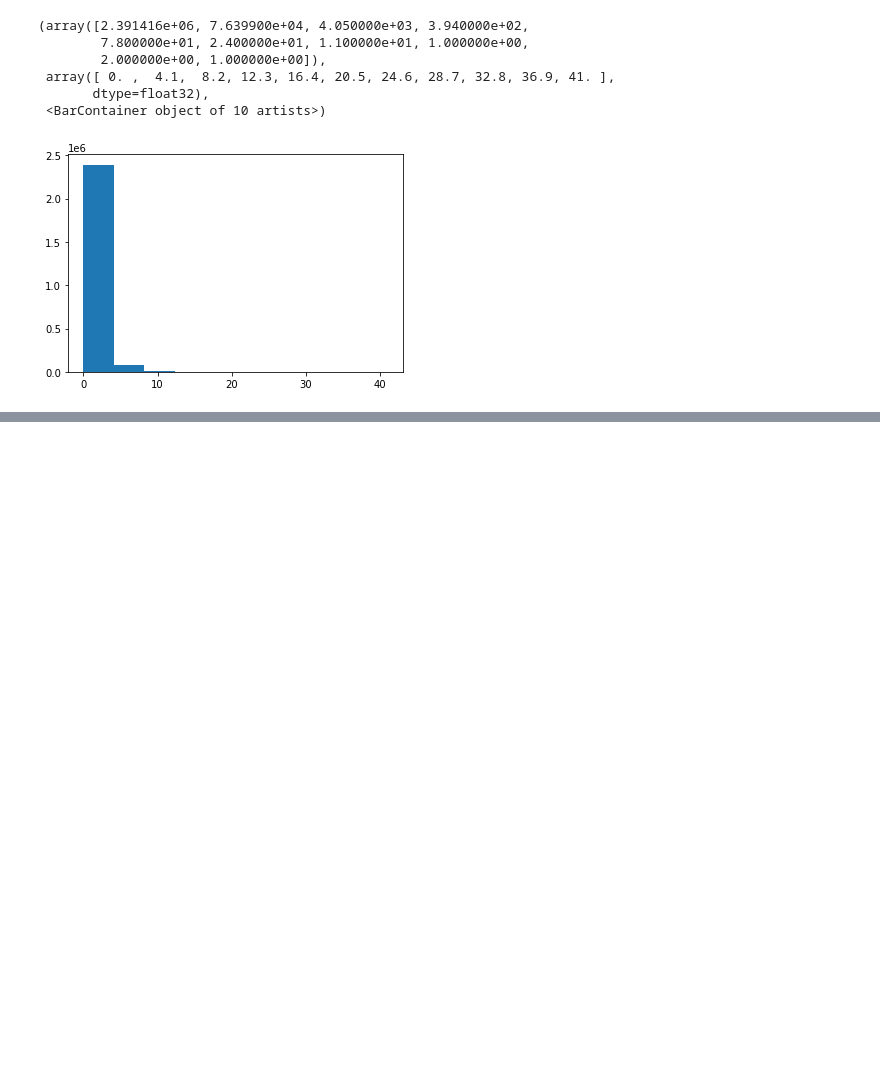
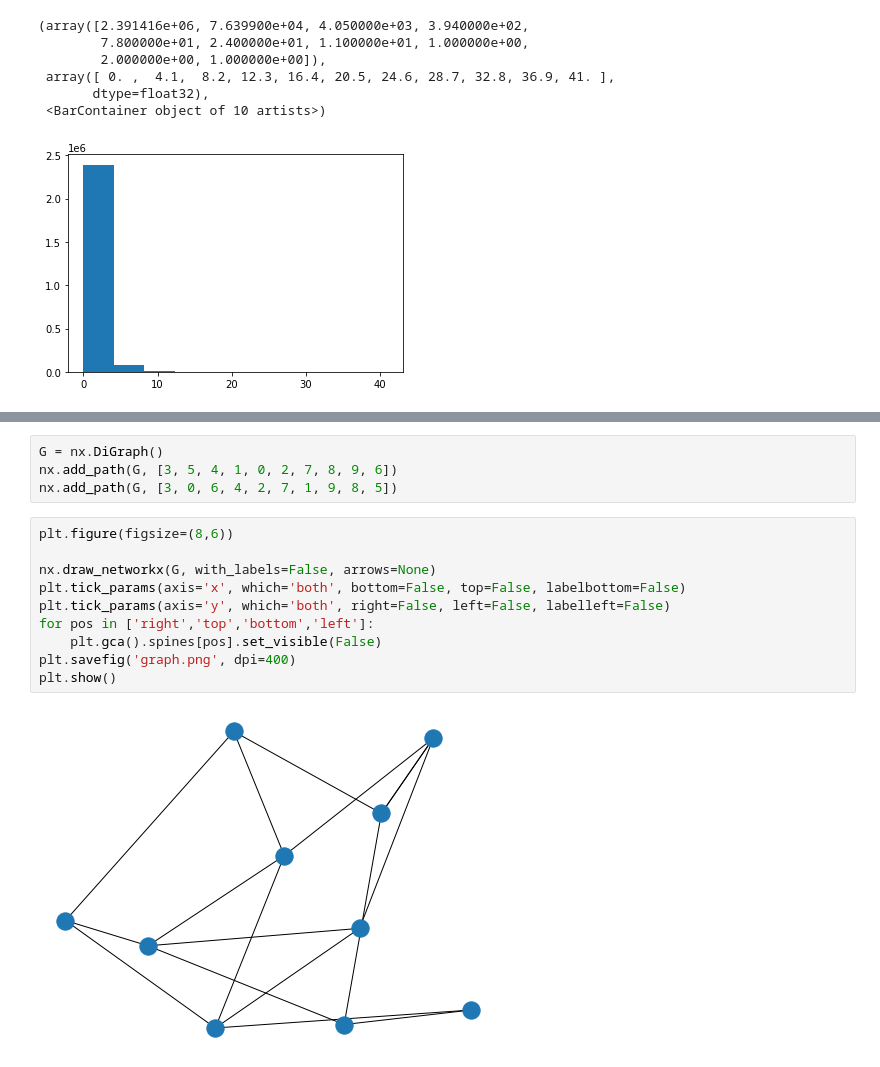
Before and after one commit to meet-eu-21/Team-HA1, a Jupyter notebook: intre_inter_compariso.ipynb, the cells around one changed output, grey strips where cells are left out. Saved outputs shown, nothing was run; the diff lists cells and outputs as text; blank space fills up the shorter version.

```diff
--- a/intre_inter_compariso.ipynb
+++ b/intre_inter_compariso.ipynb
@@ -199,0 +226,16 @@ plt.hist(A_flatten, bins=10)
+# %%
+G = nx.DiGraph()
+nx.add_path(G, [3, 5, 4, 1, 0, 2, 7, 8, 9, 6])
+nx.add_path(G, [3, 0, 6, 4, 2, 7, 1, 9, 8, 5])
+# %%
+plt.figure(figsize=(8,6))
+
+nx.draw_networkx(G, with_labels=False, arrows=None)
+plt.tick_params(axis='x', which='both', bottom=False, top=False, labelbottom=False)
+plt.tick_params(axis='y', which='both', right=False, left=False, labelleft=False)
+for pos in ['right','top','bottom','left']:
+    plt.gca().spines[pos].set_visible(False)
+plt.savefig('graph.png', dpi=400)
+plt.show()
+# %% [output]
+[figure, added]
```
Also changed, not shown: parts of 15 cells of this notebook.
